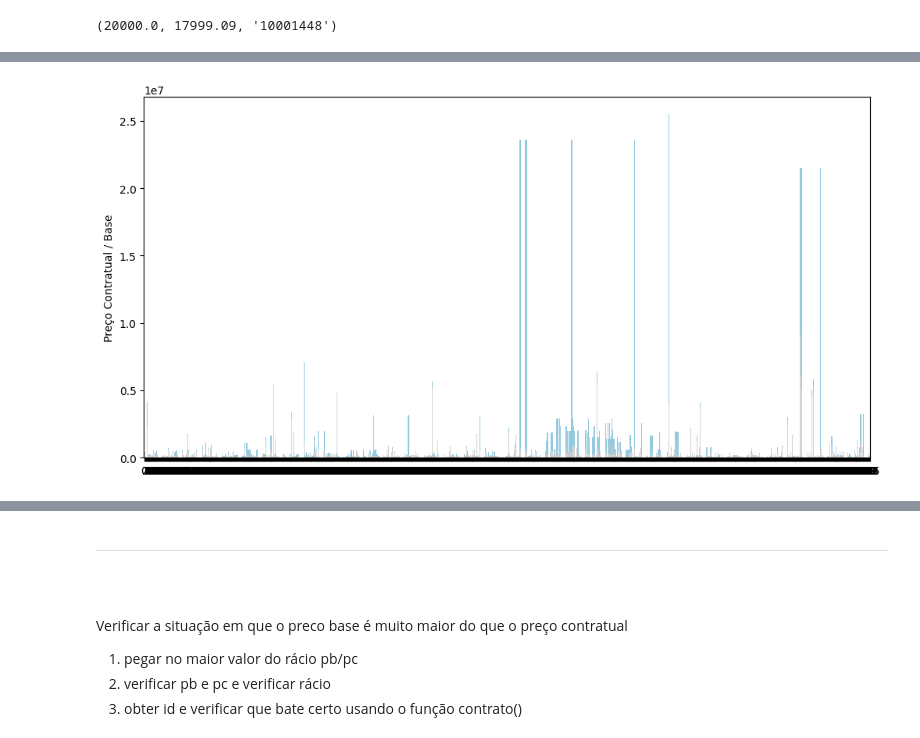
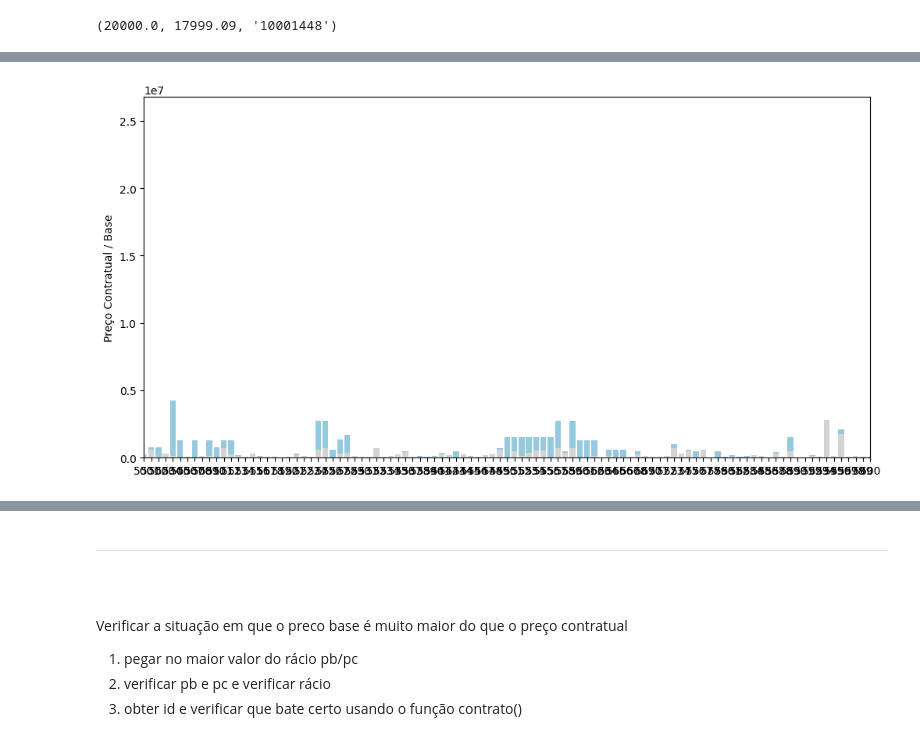
Before and after one commit to francisco-vpereira/ForceraIntership, a Jupyter notebook: forcera/scripts/contratospublicos.ipynb, the cells around one changed output, grey strips where cells are left out. Cells and saved outputs as stored; diff of their text form; code cells hidden in the pictures.

```diff
--- a/forcera/scripts/contratospublicos.ipynb
+++ b/forcera/scripts/contratospublicos.ipynb
@@ -19,6 +19,9 @@ import seaborn as sns
 from IPython.display import HTML
 import webbrowser
 from collections import defaultdict
+import networkx as nx
+
+plt.rcParams['figure.figsize'] = (10,8)
 # %% [markdown]
 # Ligação à base de dados
 # %%
@@ -45,6 +48,11 @@ cp = contratos(cpub)
 # Contudo, a ordem dos ID's em cpub é diferente da ordem dos ids na coluna ID da dataframe
 # A ordem os id's guardados na variável cpub não bate certo
 # Na célula a seguir a esta, é preciso redefini-la
-cp = cp.rename(columns={0:'ID', 1:'NrAnuncio', 2:'PrecoBase', 3:'Prazo', 16:'DataPub', 17:'DataCel', 18:'PrecoContratual', 23:'EntConcorrentes'})
-cp.head(13)
+cp = cp.rename(columns={0:'ID', 1:'NrAnuncio', 2:'PrecoBase', 3:'Prazo', 16:'DataPub', 17:'DataCel', 18:'PrecoContratual',20:'Adjudicante', 22:'Adjudicatária' ,23:'EntConcorrentes'})
+
+cp.PrecoBase.replace('None',0).astype(float)
+cp.PrecoContratual.replace('None',0).astype(float)
+
+P = cp.head(2)
+h(P)
 # %% [output]
@@ -122,16 +149,12 @@ plt.plot()
 # %%
-# Plot do Preço Base vs Preço Contratual para ver diferenças entre ambos para um mesmo contrato
-df = contratos(cpub).iloc[:,[2,18]]
-df = df.rename(columns={2: 'PrecoBase', 18:'PrecoContratual'})
-df = df.replace('None',0).astype('float')
-
 plt.figure(figsize=(12,6))
 sns.barplot(x = df.index, y = df.PrecoBase, color = 'skyblue')
 sns.barplot(x = df.index, y = df.PrecoContratual, color = 'lightgray', fill=0.1)
 plt.ylabel('Preço Contratual / Base')
+plt.xlim(500,600)
 plt.show()
 # %% [output]
-[figure, old version]
+[figure, new version]
 # %%
 sns.boxplot(pb/pc)
 plt.show()
```
Also changed, not shown: parts of 69 cells of this notebook.
